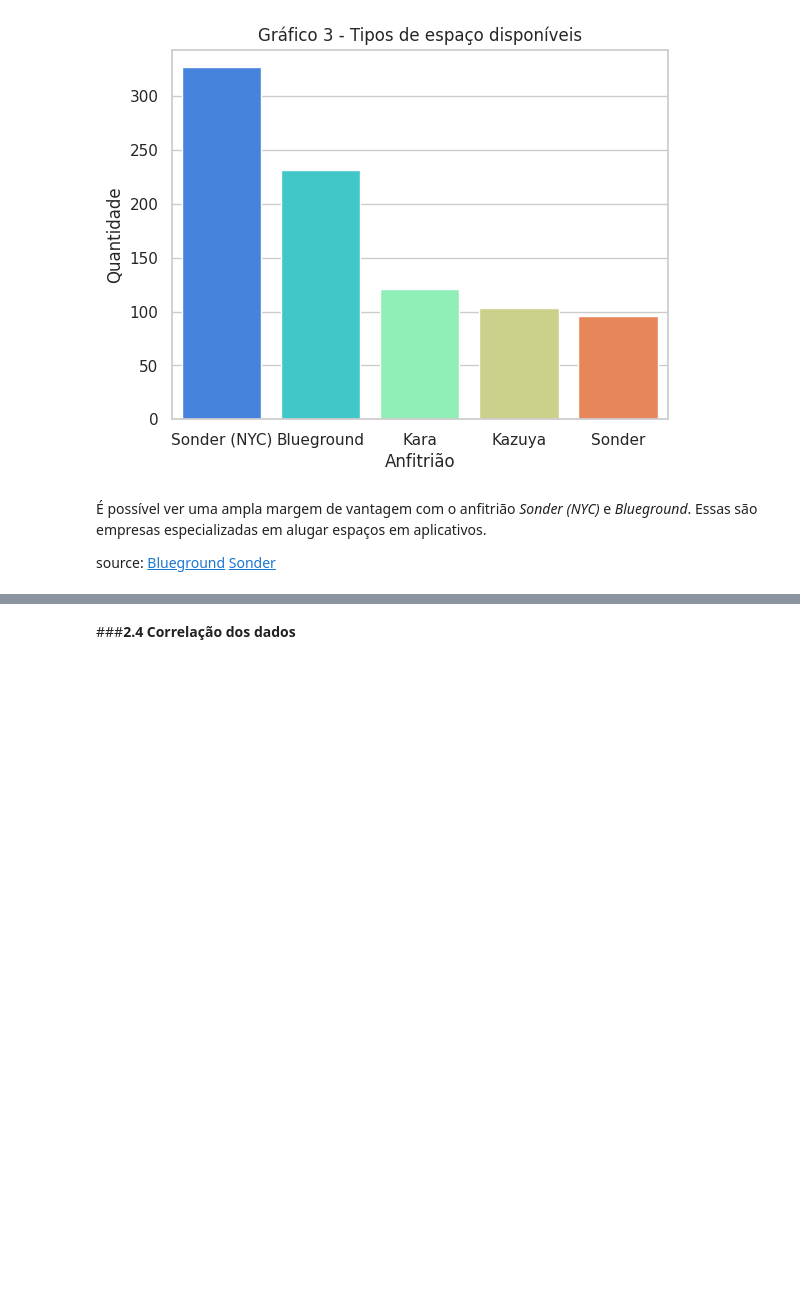
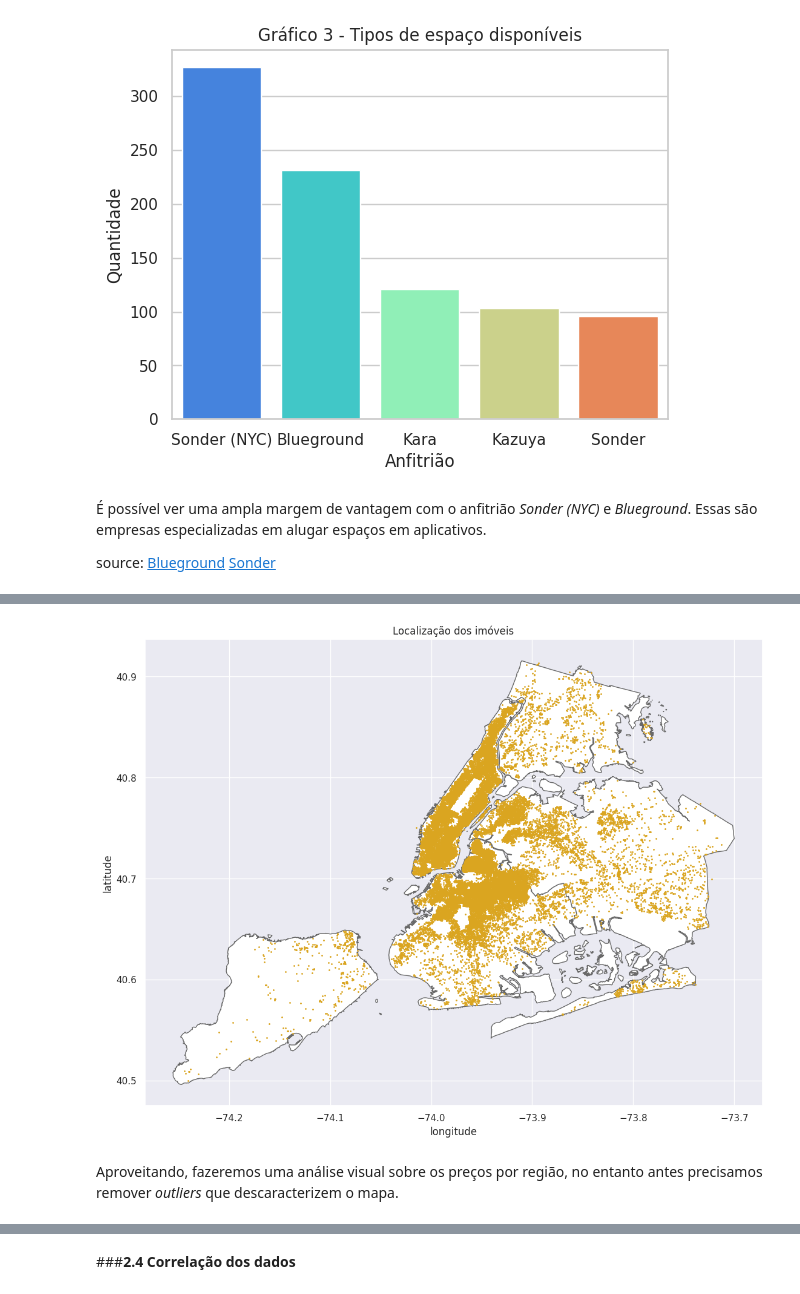
Before and after one commit to carneiro-fernando/lighthouse, a Jupyter notebook: Desafio_Lighthouse_DS.ipynb, the cells around one changed output, grey strips where cells are left out. Cells and saved outputs as stored; diff of their text form; code cells hidden in the pictures; blank space fills up the shorter version.

```diff
--- a/Desafio_Lighthouse_DS.ipynb
+++ b/Desafio_Lighthouse_DS.ipynb
@@ -365,0 +408,13 @@ source: [Blueground](https://www.theblueground.com/)
+# %%
+nyc_map = geopandas.read_file("/content/nyc.shp")
+# %%
+
+fig, ax = plt.subplots(figsize=(15, 10))
+nyc_map.plot(ax=ax, color='white', edgecolor='dimgrey')
+df.plot(ax=ax, kind='scatter', x='longitude', y='latitude', color='goldenrod', s=1)
+plt.title('Localização dos imóveis')
+plt.show()
+# %% [output]
+[figure, added]
+# %% [markdown]
+Aproveitando, fazeremos uma análise visual sobre os preços por região, no entanto antes precisamos remover *outliers* que descaracterizem o mapa.
```
Also changed, not shown: parts of 69 cells of this notebook.
